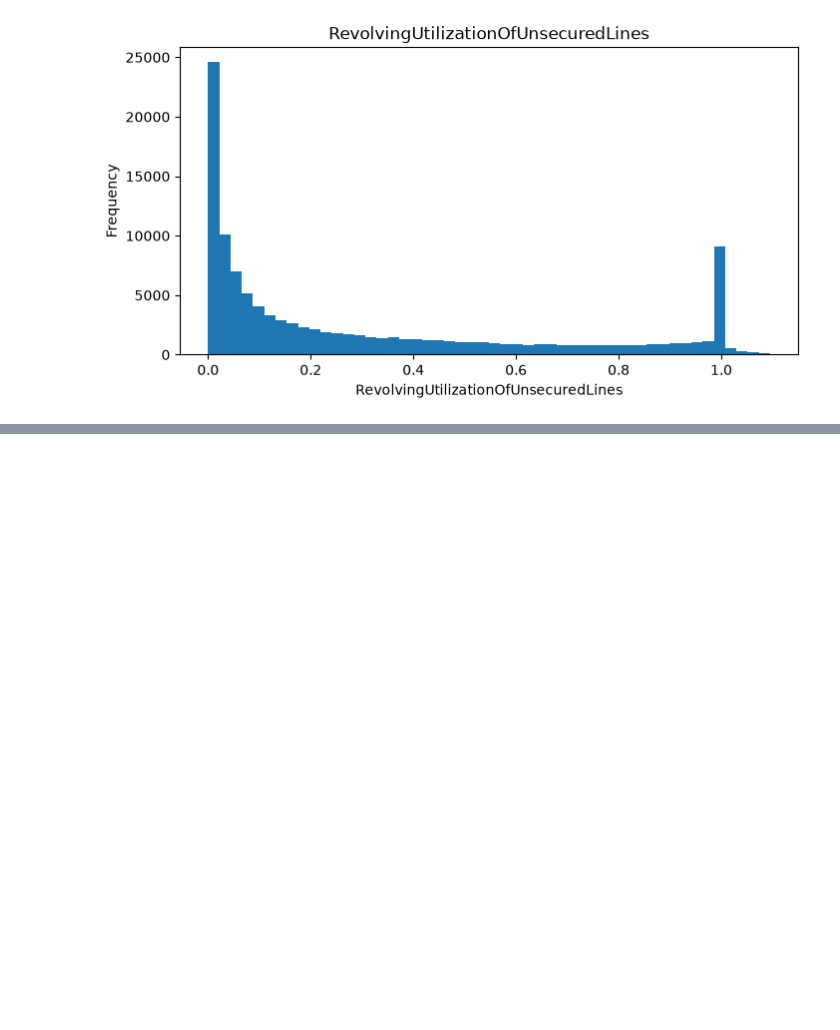
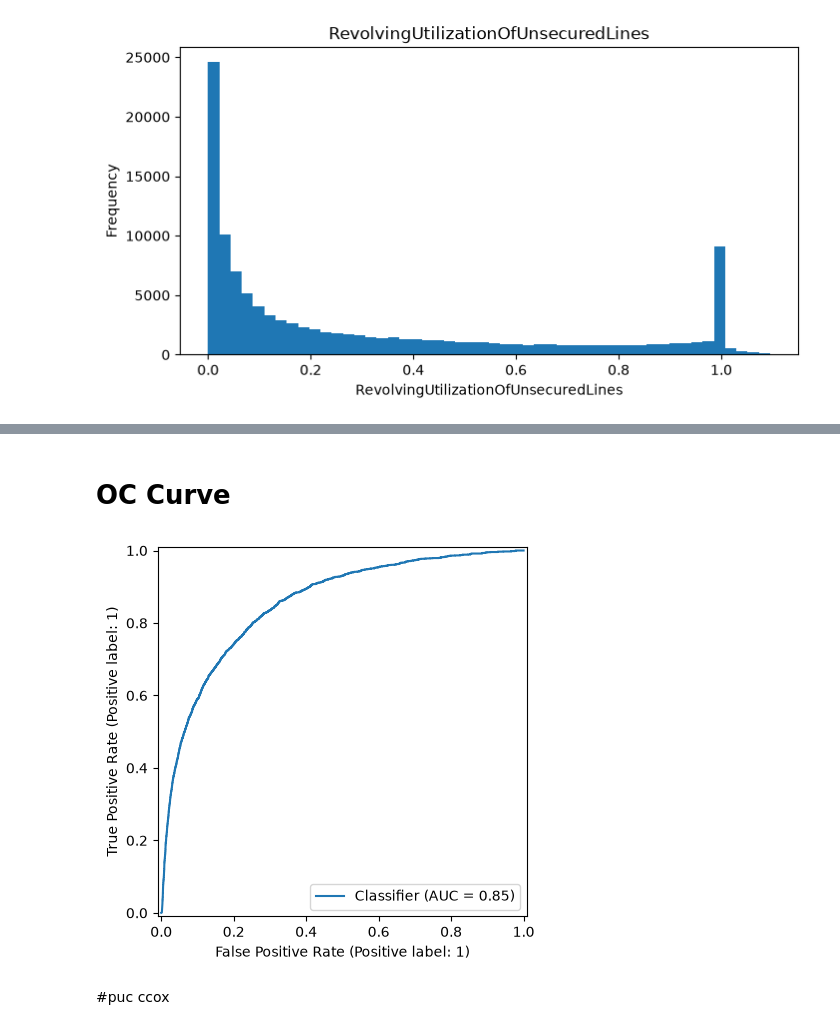
Before and after one commit to Miqaye1/Programming_Project, a Jupyter notebook: Untitled-1.ipynb, the cells around one changed output, grey strips where cells are left out. Saved outputs shown, nothing was run; the diff lists cells and outputs as text; code cells hidden in the pictures; blank space fills up the shorter version.

```diff
--- a/Untitled-1.ipynb
+++ b/Untitled-1.ipynb
@@ -498,0 +556,12 @@ plt.show()
+# %% [markdown]
+# OC Curve
+# %%
+from sklearn.metrics import RocCurveDisplay
+
+RocCurveDisplay.from_predictions(y_test, y_prob)
+
+plt.show()
+# %% [output]
+[figure, added]
+# %% [markdown]
+#puc ccox
```
Also changed, not shown: parts of 19 cells of this notebook.
